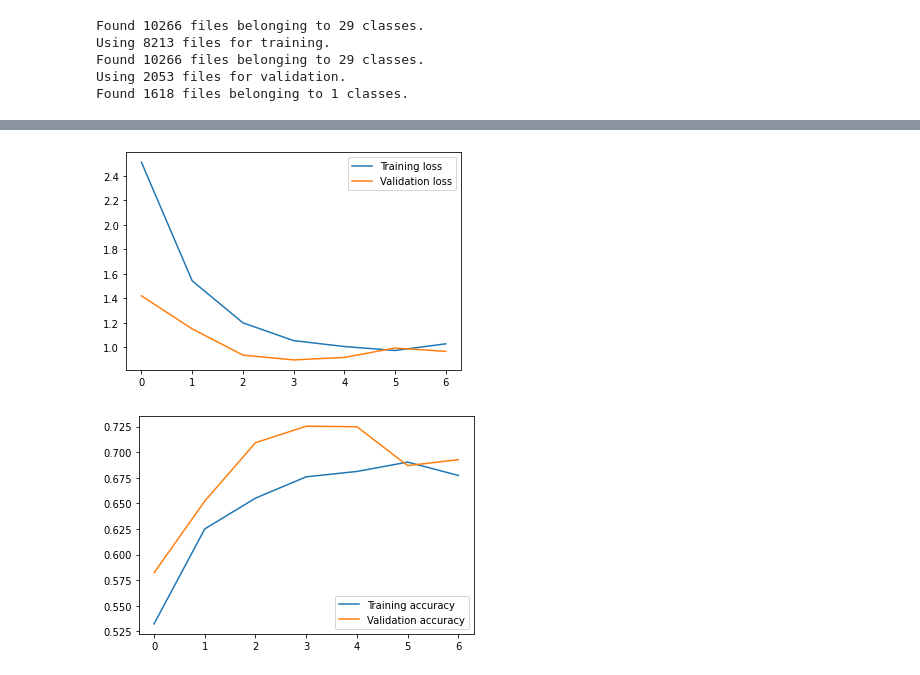
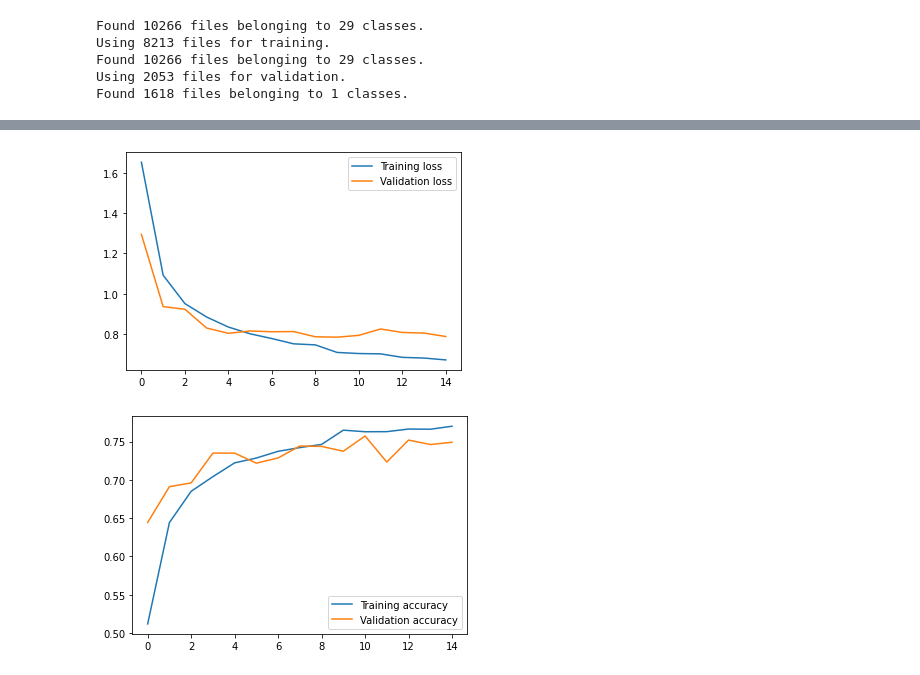
Before and after one commit to advy99/PROYECTO_MD_AA, a Jupyter notebook: algoritmos/JEMM/EfficientNetB2_ImageNet.ipynb, the cells around one changed output, grey strips where cells are left out. Cells and saved outputs as stored; diff of their text form; code cells hidden in the pictures.

```diff
--- a/algoritmos/JEMM/EfficientNetB2_ImageNet.ipynb
+++ b/algoritmos/JEMM/EfficientNetB2_ImageNet.ipynb
@@ -116,7 +177,7 @@ model = Sequential([
   prediction_layer
 ])
 
-opt = Adam(learning_rate=1e-2)
+opt = Adam(learning_rate=0.001, amsgrad=0)
 
 model.compile(loss=SparseCategoricalCrossentropy(from_logits=False),optimizer=opt,
                   metrics=['accuracy'])
@@ -125,7 +186,7 @@ mlflow.set_experiment("EfficientNetB2 con DataAugmentation (ImageNet)")
 mlflow.tensorflow.autolog()
 
 with mlflow.start_run():
-  callback = EarlyStopping(patience=3,restore_best_weights=True)
+  callback = EarlyStopping(patience=5,restore_best_weights=True)
   history = model.fit(training,
                     epochs=25,
                     validation_data=validation,
@@ -151,5 +215,5 @@ Epoch 7/25
-[figure, old version]
+[figure, new version]
-[figure, old version]
+[figure, new version]
 # %%
 ## FINE TUNING: Volvemos a entrenar descongelando algunas capas (menos las BatchNormalization)
 
```
Also changed, not shown: parts of 6 cells of this notebook, 1 other file.
